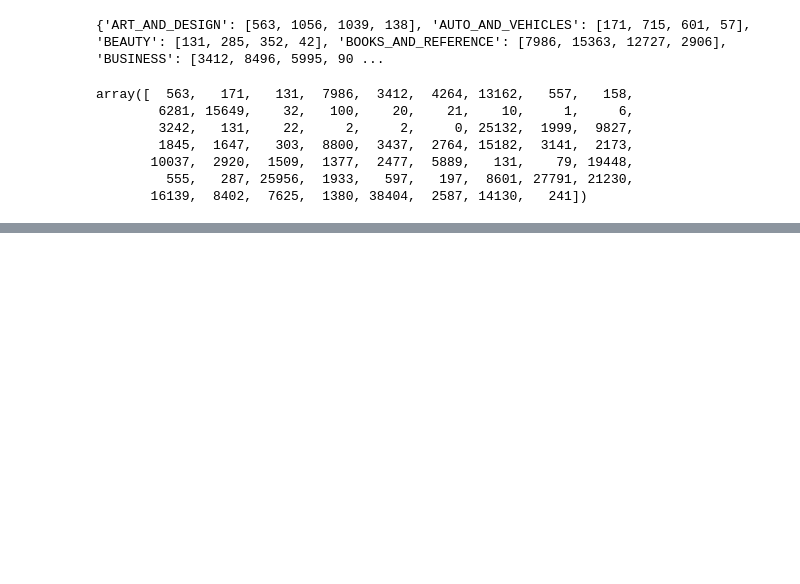
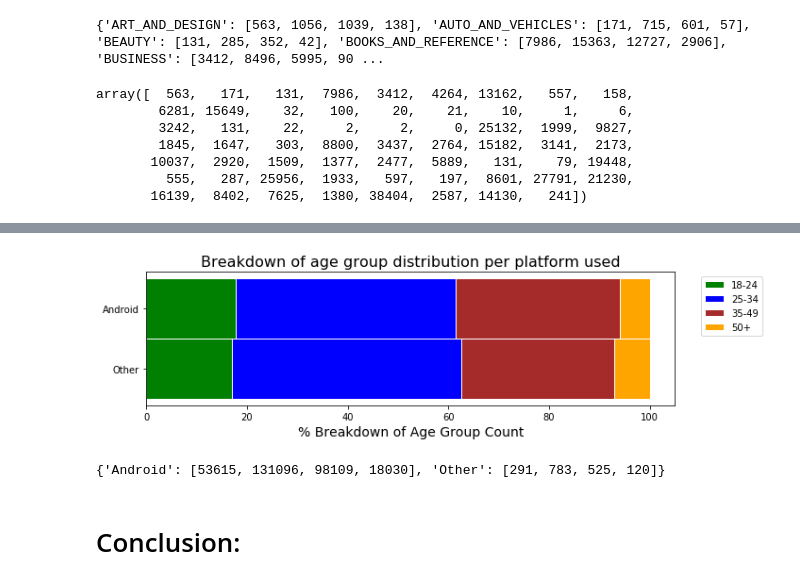
Before and after one commit to chengxiaotian/sagemaker-ml-pipeline, a Jupyter notebook: 03_explore/01_Visualize_Reviews_Dataset.ipynb, the cells around one changed output, grey strips where cells are left out. Cells and saved outputs as stored; diff of their text form; code cells hidden in the pictures; blank space fills up the shorter version.

```diff
--- a/03_explore/01_Visualize_Reviews_Dataset.ipynb
+++ b/03_explore/01_Visualize_Reviews_Dataset.ipynb
@@ -903,0 +977,4 @@ Jupyter.notebook.session.delete();
+# %%
+platform_age_count = device_age_group_df.where("platform is NOT NULL").distinct().groupBy("platform","age_group").count()
+# %%
+platform_age_pd = prepare_plot_df(platform_age_count,"platform")
@@ -903,0 +985,7 @@ Jupyter.notebook.session.delete();
+# %%
+plot_dist_graph(distribution,"Breakdown of age group distribution per platform used","platform")
+# %% [output]
+[figure, added]
+{'Android': [53615, 131096, 98109, 18030], 'Other': [291, 783, 525, 120]}
+# %% [markdown]
+# Conclusion:
```
Also changed, not shown: parts of 96 cells of this notebook.
